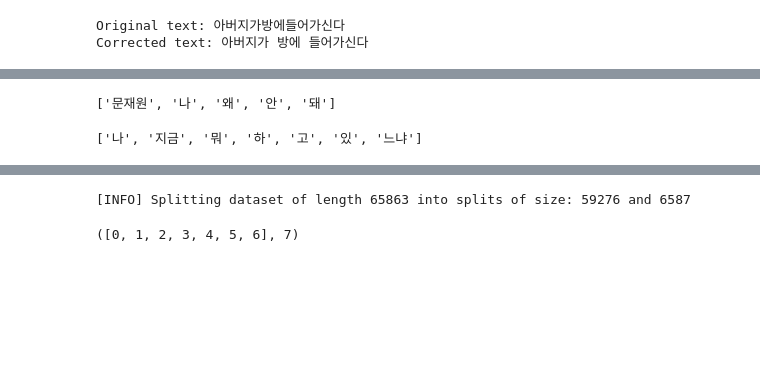
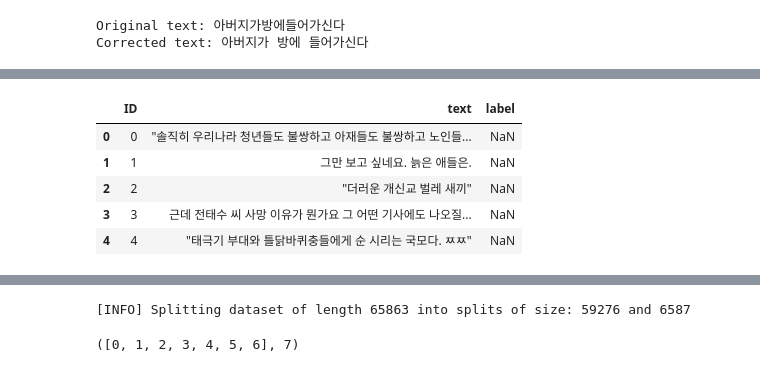
Before and after one commit to Magenta195/KDT_AI_project_competition_study, a Jupyter notebook: c반/Taegeun/notebooks/discrimination_inho_m1gpuissue.ipynb, the cells around one changed output, grey strips where cells are left out. Drawn from its saved outputs; the diff is of its cells as text; code cells hidden in the pictures; blank space fills up the shorter version.

```diff
--- a/c반/Taegeun/notebooks/discrimination_inho_m1gpuissue.ipynb
+++ b/c반/Taegeun/notebooks/discrimination_inho_m1gpuissue.ipynb
@@ -88,3 +98,12 @@ Corrected text: 아버지가 방에 들어가신다
+# %%
+test_data.head(5)
+# %% [output]
+|  | ID | text | label |
+| 0 | 0 | "솔직히 우리나라 청년들도 불쌍하고 아재들도 불쌍하고 노인들... | NaN |
+| 1 | 1 | 그만 보고 싶네요. 늙은 애들은. | NaN |
+| 2 | 2 | "더러운 개신교 벌레 새끼" | NaN |
+| 3 | 3 | 근데 전태수 씨 사망 이유가 뭔가요 그 어떤 기사에도 나오질... | NaN |
+| 4 | 4 | "태극기 부대와 틀닭바퀴충들에게 순 시리는 국모다. ㅉㅉ" | NaN |
 # %%
 def preprocess_korean_text(text):
     # Remove 'ㅋ' characters
@@ -110,14 +130,6 @@ def preprocess_korean_text(text):
     # tokens = [t for t in tokens if t]
 
     return tokens
-# %%
-preprocess_korean_text(text)
-# %% [output]
-['문재원', '나', '왜', '안', '돼']
-# %%
-preprocess_korean_text('나는 지금 뭐하구 잇느냐?')
-# %% [output]
-['나', '지금', '뭐', '하', '고', '있', '느냐']
 # %%
 word_index_to_key = []
 word_key_to_index = {}
```
Also changed, not shown: parts of 7 cells of this notebook.
